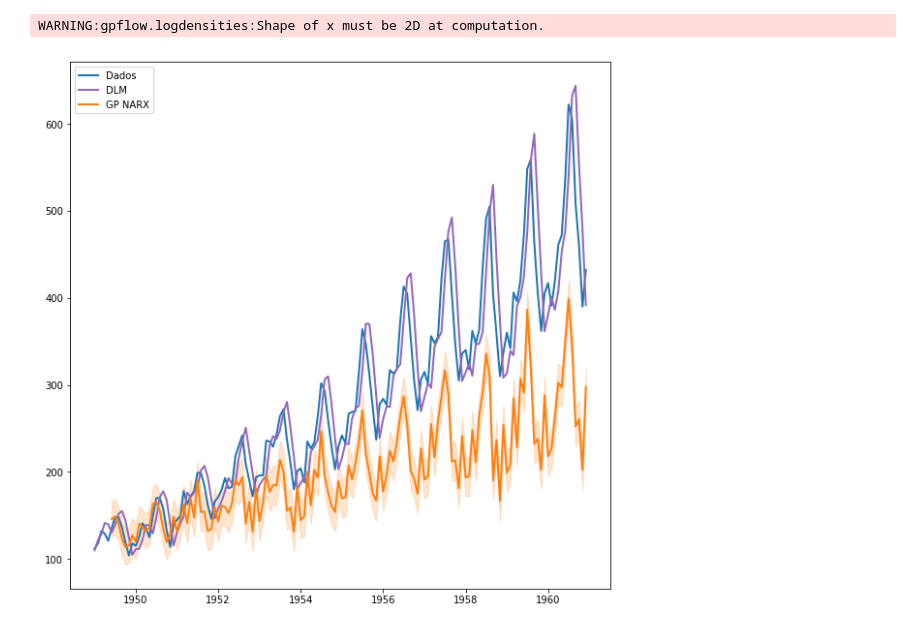
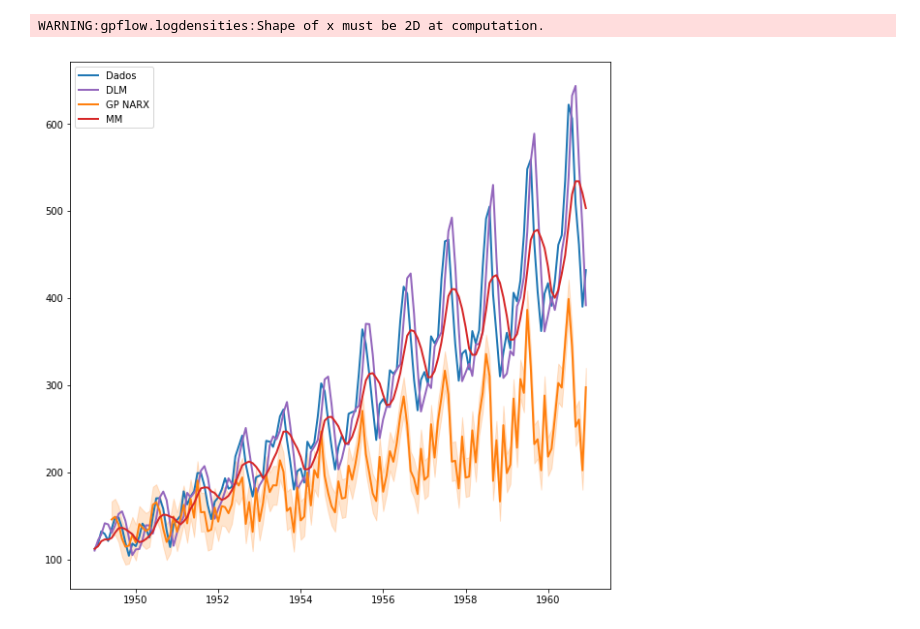
Before and after one commit to spectraldani/CCP9016, a Jupyter notebook: Análise.ipynb, the cells around one changed output. Cells and saved outputs as stored; diff of their text form; code cells hidden in the pictures.

```diff
--- a/Análise.ipynb
+++ b/Análise.ipynb
@@ -106,12 +118,13 @@ dlm_y, dlm_f = dlm(mo, Co, G, F, W, V, Y.values.reshape((1,-1)))
 # %%
 f,ax = plt.subplots(figsize=(10,10))
 plot(ax, t, Y, label="Dados")
 plot(ax, t, dlm_y, label= "DLM", color='C4')
 plot(ax, t, *gp_y, label="GP NARX", color='C1')
+plot(ax, t, X.mean(axis=1), label="MM", color='C3')
 
 # ax.set_xlim('1952','1960');
 
 plt.legend()
 plt.show()
 # %% [output]
-[figure, old version]
+[figure, new version]
```
Also changed, not shown: parts of 1 cell of this notebook.
